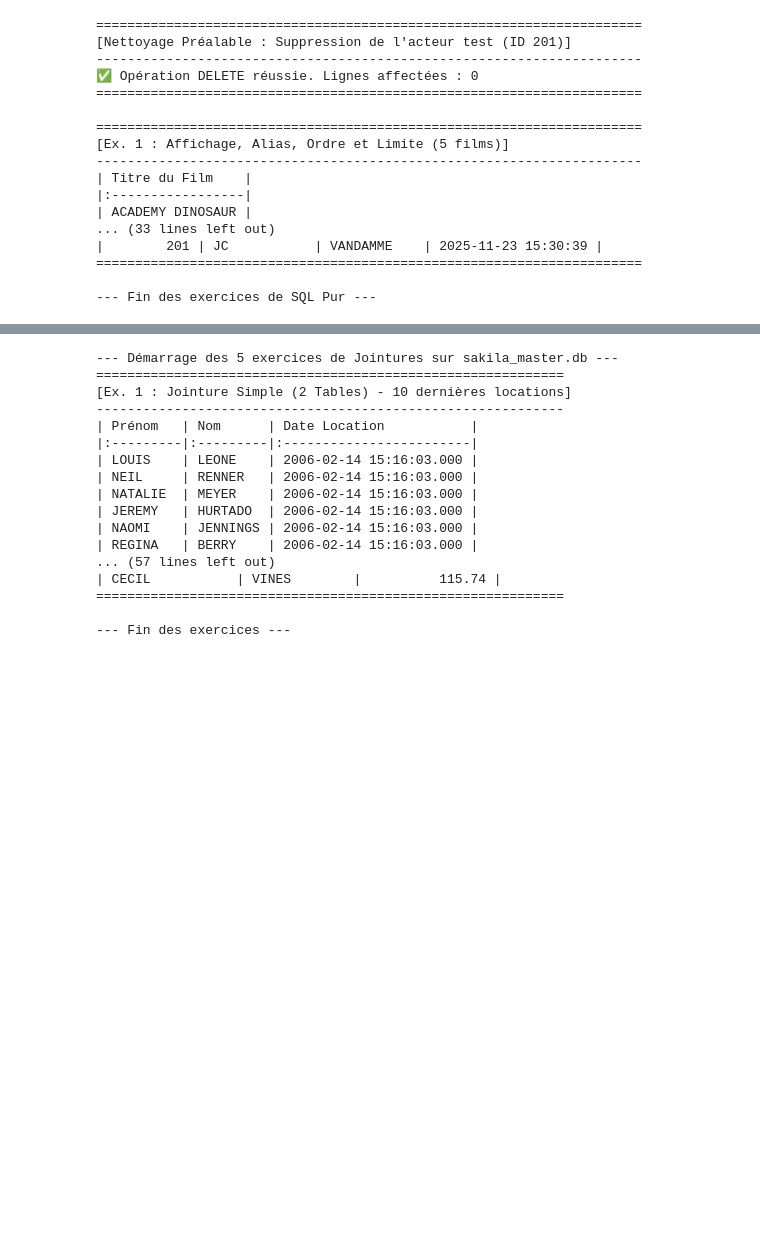
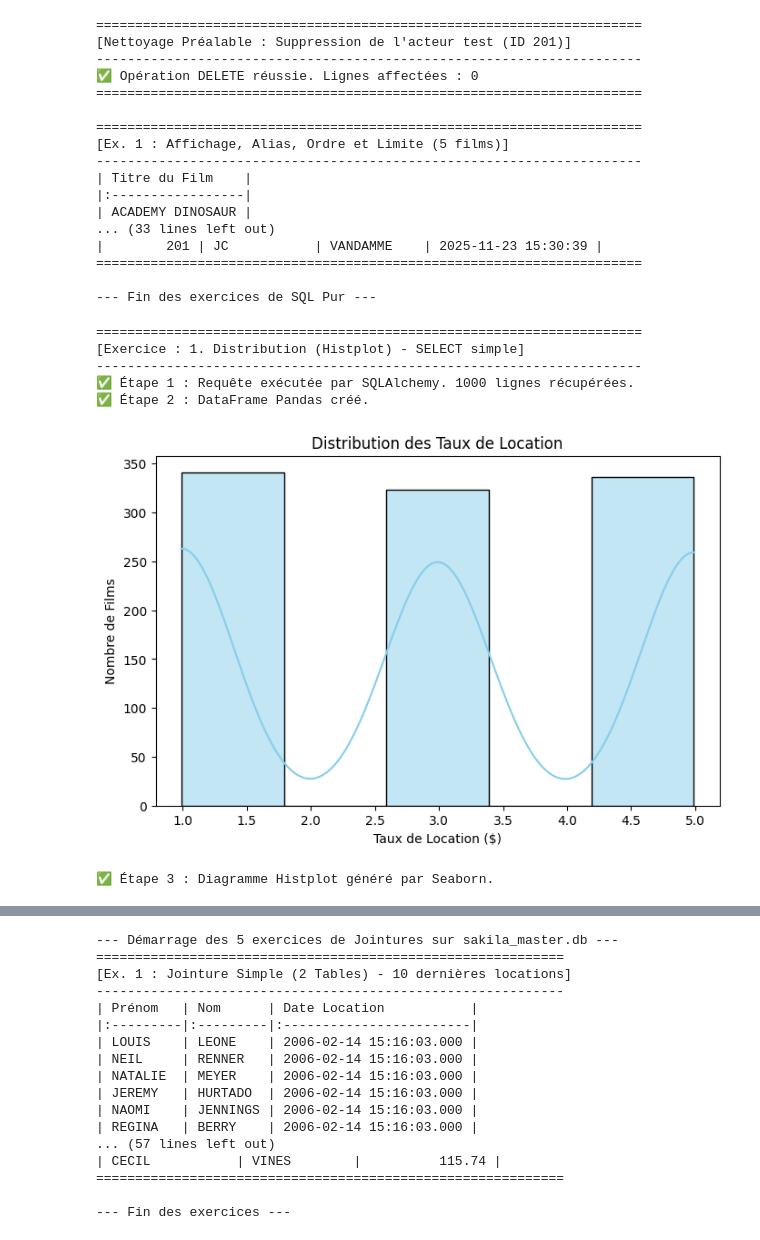
Before and after one commit to DeVerMyst/bddtest, a Jupyter notebook: test.ipynb, the cells around one changed output, grey strips where cells are left out. Cells and saved outputs as stored; diff of their text form; code cells hidden in the pictures; blank space fills up the shorter version.

```diff
--- a/test.ipynb
+++ b/test.ipynb
@@ -327,0 +370,33 @@ if __name__ == "__main__":
+# %%
+# --------------------------------------------------------------------
+# EXERCICE 1 : Distribution des Taux de Location
+# --------------------------------------------------------------------
+EX1_TITLE = "1. Distribution (Histplot) - SELECT simple"
+EX1_SQL = "SELECT rental_rate FROM film;"
+
+df_rental_rate = run_sql_in_two_steps(EX1_SQL, EX1_TITLE)
+
+if not df_rental_rate.empty:
+    # ÉTAPE 3: Visualisation (Seaborn Histplot)
+    plt.figure(figsize=(8, 5))
+    sns.histplot(
+        data=df_rental_rate,
+        x='rental_rate',
+        kde=True,
+        bins=5,
+        color='skyblue'
+    ).set(
+        title='Distribution des Taux de Location',
+        xlabel='Taux de Location ($)',
+        ylabel='Nombre de Films'
+    )
+    plt.show()
+    print("✅ Étape 3 : Diagramme Histplot généré par Seaborn.")
+# %% [output]
+======================================================================
+[Exercice : 1. Distribution (Histplot) - SELECT simple]
+----------------------------------------------------------------------
+✅ Étape 1 : Requête exécutée par SQLAlchemy. 1000 lignes récupérées.
+✅ Étape 2 : DataFrame Pandas créé.
+[figure, added]
+✅ Étape 3 : Diagramme Histplot généré par Seaborn.
```
Also changed, not shown: parts of 2 cells of this notebook, 3 other files.
